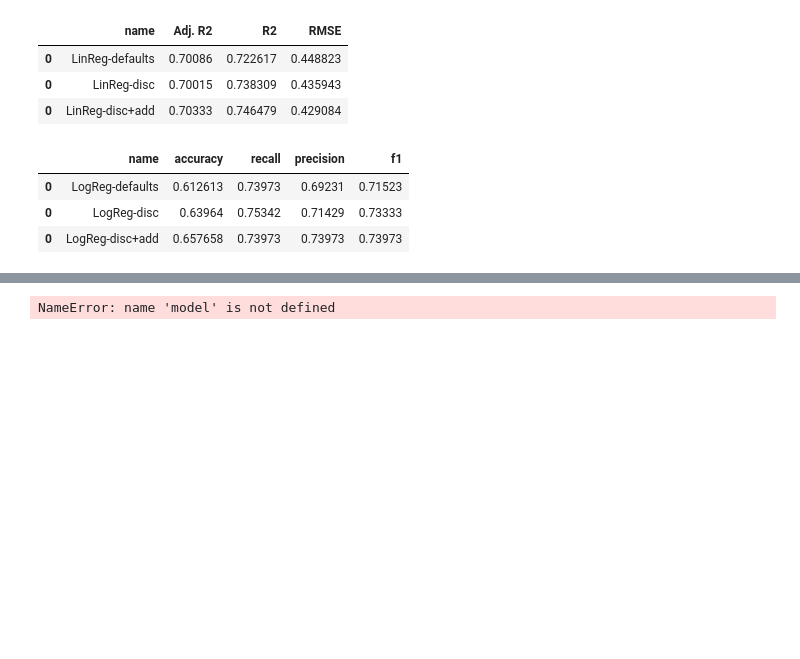
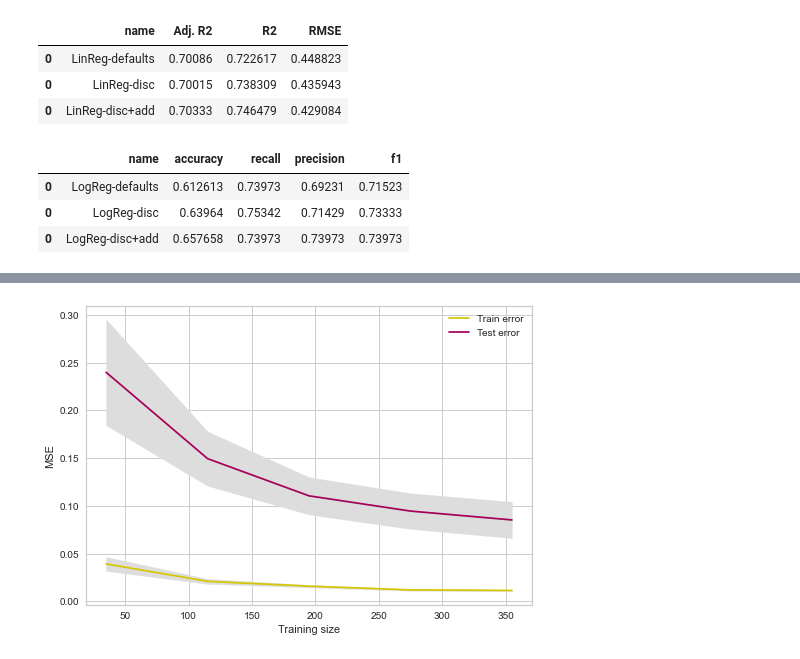
Before and after one commit to hvsio/BDP_dataset, a Jupyter notebook: notebooks/learning.ipynb, the cells around one changed output, grey strips where cells are left out. Cells and saved outputs as stored; diff of their text form; code cells hidden in the pictures; blank space fills up the shorter version.

```diff
--- a/notebooks/learning.ipynb
+++ b/notebooks/learning.ipynb
@@ -296,9 +284,23 @@ model_regr = "../models/model_regr.pkl"
 model_class = "../models/model_class.pkl"
 
 with open(model_class, 'wb') as file:
-    pickle.dump(clf, file)
+    pickle.dump(neigh_CV, file)
 
 with open(model_regr, 'wb') as file:
-    pickle.dump(forest_CV, file)
+    pickle.dump(forest_randomCV, file)
-# %% [output]
-NameError: name 'model' is not defined
+# %%
+train_scores_mean = np.array([-np.mean(x) for x in train_scores])
+test_scores_mean = np.array([-np.mean(x) for x in valid_scores])
+train_scores_std = np.array([-np.std(x) for x in train_scores])
+test_scores_std = np.array([-np.std(x) for x in valid_scores])
+plt.xlabel("Training size")
+plt.ylabel("MSE")
+plt.plot(train_sizes, train_scores_mean, c="y", label="Train error")
+plt.plot(train_sizes, test_scores_mean, c="m", label="Test error")
+plt.fill_between(train_sizes, train_scores_mean - train_scores_std, train_scores_mean + train_scores_std, color="#DDDDDD")
+plt.fill_between(train_sizes, test_scores_mean - test_scores_std, test_scores_mean + test_scores_std, color="#DDDDDD")
+plt.grid(visible=True)
+plt.legend()
+plt.show()
+# %% [output]
+[figure, added]
```
Also changed, not shown: parts of 21 cells of this notebook, 2 other files.
